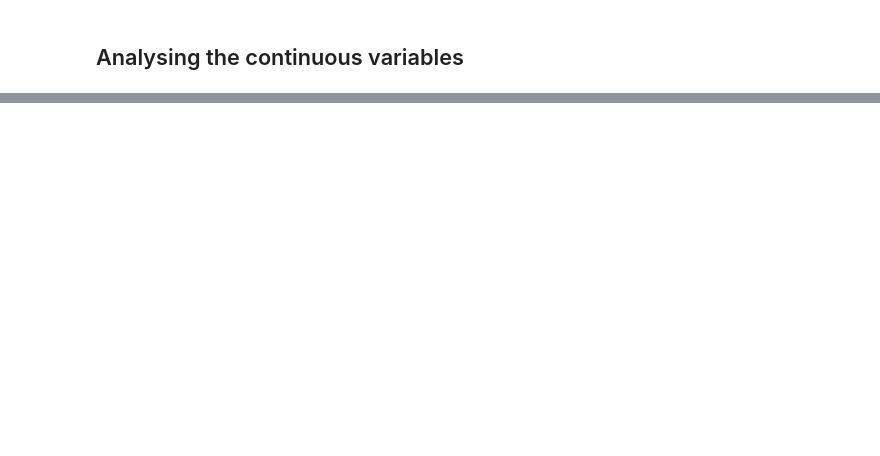
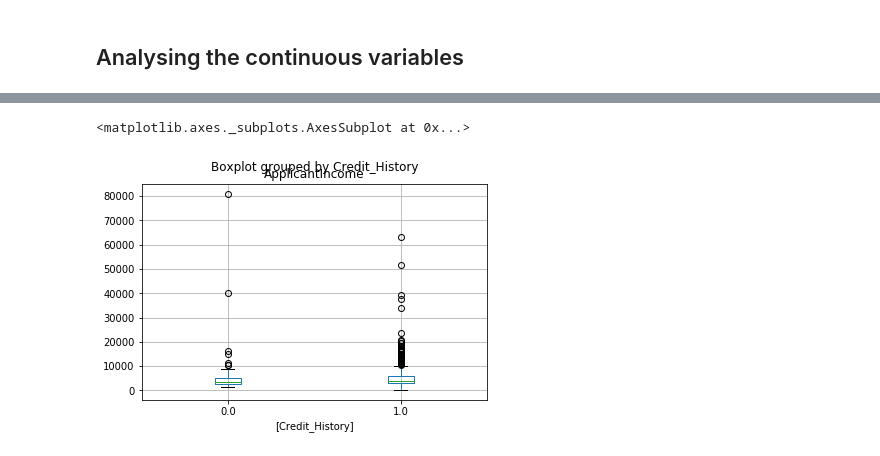
Before and after one commit to Ngrover24198/Data_Analysis_Projects, a Jupyter notebook: Loan_Prediction/Loan_Prediction.ipynb, the cells around one changed output, grey strips where cells are left out. Saved outputs shown, nothing was run; the diff lists cells and outputs as text; code cells hidden in the pictures; blank space fills up the shorter version.

```diff
--- a/Loan_Prediction/Loan_Prediction.ipynb
+++ b/Loan_Prediction/Loan_Prediction.ipynb
@@ -474,0 +520,7 @@ Name: Loan_Status, dtype: float64
+# %%
+# let's try to plot it in terms of credit_history
+df.boxplot(column=['ApplicantIncome'],by=['Credit_History'])
+# from the plot below we can't tell anything for certain
+# %% [output]
+<matplotlib.axes._subplots.AxesSubplot at 0x...>
+[figure, added]
```
Also changed, not shown: parts of 65 cells of this notebook, 3 other files.
